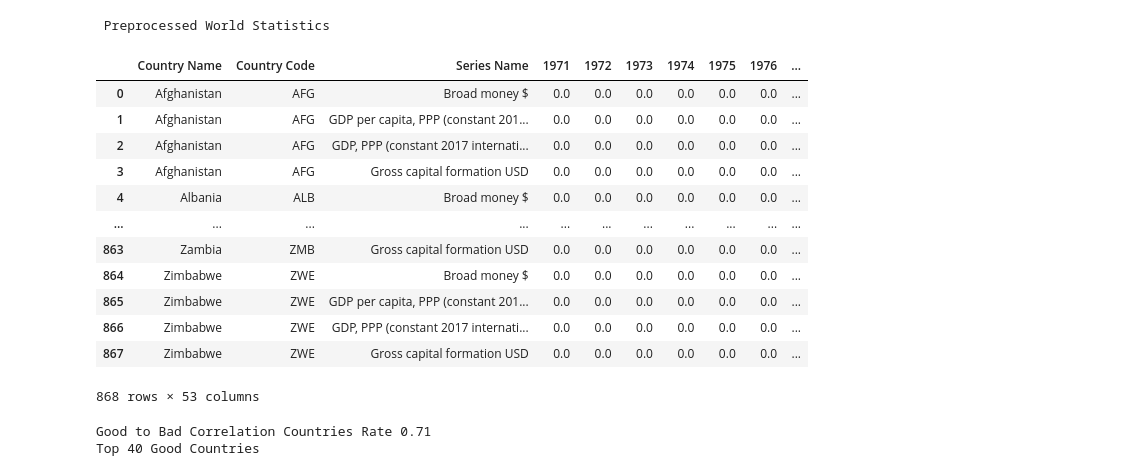
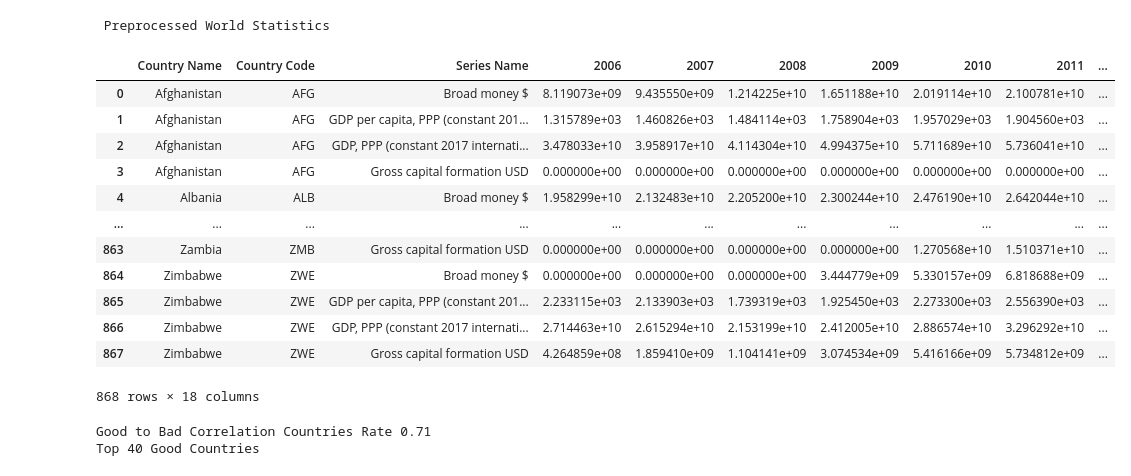
Before and after one commit to Polinden/InvestM3World, a Jupyter notebook: Polyna.ipynb, the cells around one changed output. Cells and saved outputs as stored; diff of their text form; code cells hidden in the pictures.

```diff
--- a/Polyna.ipynb
+++ b/Polyna.ipynb
@@ -67,25 +67,25 @@ df.iloc[(df['Series Name']=='Gross capital formation (% of GDP)').values, 2]='Gr
 # %%
 df.fillna(0, inplace=True)
 print('\n Preprocessed World Statistics')
 df.sort_values(by=['Country Code'])
 df.reset_index()
 #the preprocession above dropped empty rows and changed from relative (%) to absolut numbers
-df  #print cleaned and preprocessed table
+df.drop(df.iloc[:,3:38].columns, axis=1)  #print cleaned and preprocessed table
 # %% [output]
  Preprocessed World Statistics
-|  | Country Name | Country Code | Series Name | 1971 | 1972 | 1973 | 1974 | 1975 | 1976 | ... |
-| 0 | Afghanistan | AFG | Broad money $ | 0.0 | 0.0 | 0.0 | 0.0 | 0.0 | 0.0 | ... |
-| 1 | Afghanistan | AFG | GDP per capita, PPP (constant 201... | 0.0 | 0.0 | 0.0 | 0.0 | 0.0 | 0.0 | ... |
-| 2 | Afghanistan | AFG | GDP, PPP (constant 2017 internati... | 0.0 | 0.0 | 0.0 | 0.0 | 0.0 | 0.0 | ... |
-| 3 | Afghanistan | AFG | Gross capital formation USD | 0.0 | 0.0 | 0.0 | 0.0 | 0.0 | 0.0 | ... |
-| 4 | Albania | ALB | Broad money $ | 0.0 | 0.0 | 0.0 | 0.0 | 0.0 | 0.0 | ... |
+|  | Country Name | Country Code | Series Name | 2006 | 2007 | 2008 | 2009 | 2010 | 2011 | ... |
+| 0 | Afghanistan | AFG | Broad money $ | 8.119073e+09 | 9.435550e+09 | 1.214225e+10 | 1.651188e+10 | 2.019114e+10 | 2.100781e+10 | ... |
+| 1 | Afghanistan | AFG | GDP per capita, PPP (constant 201... | 1.315789e+03 | 1.460826e+03 | 1.484114e+03 | 1.758904e+03 | 1.957029e+03 | 1.904560e+03 | ... |
+| 2 | Afghanistan | AFG | GDP, PPP (constant 2017 internati... | 3.478033e+10 | 3.958917e+10 | 4.114304e+10 | 4.994375e+10 | 5.711689e+10 | 5.736041e+10 | ... |
+| 3 | Afghanistan | AFG | Gross capital formation USD | 0.000000e+00 | 0.000000e+00 | 0.000000e+00 | 0.000000e+00 | 0.000000e+00 | 0.000000e+00 | ... |
+| 4 | Albania | ALB | Broad money $ | 1.958299e+10 | 2.132483e+10 | 2.205200e+10 | 2.300244e+10 | 2.476190e+10 | 2.642044e+10 | ... |
 | ... | ... | ... | ... | ... | ... | ... | ... | ... | ... | ... |
-| 863 | Zambia | ZMB | Gross capital formation USD | 0.0 | 0.0 | 0.0 | 0.0 | 0.0 | 0.0 | ... |
-| 864 | Zimbabwe | ZWE | Broad money $ | 0.0 | 0.0 | 0.0 | 0.0 | 0.0 | 0.0 | ... |
-| 865 | Zimbabwe | ZWE | GDP per capita, PPP (constant 201... | 0.0 | 0.0 | 0.0 | 0.0 | 0.0 | 0.0 | ... |
-| 866 | Zimbabwe | ZWE | GDP, PPP (constant 2017 internati... | 0.0 | 0.0 | 0.0 | 0.0 | 0.0 | 0.0 | ... |
-| 867 | Zimbabwe | ZWE | Gross capital formation USD | 0.0 | 0.0 | 0.0 | 0.0 | 0.0 | 0.0 | ... |
+| 863 | Zambia | ZMB | Gross capital formation USD | 0.000000e+00 | 0.000000e+00 | 0.000000e+00 | 0.000000e+00 | 1.270568e+10 | 1.510371e+10 | ... |
+| 864 | Zimbabwe | ZWE | Broad money $ | 0.000000e+00 | 0.000000e+00 | 0.000000e+00 | 3.444779e+09 | 5.330157e+09 | 6.818688e+09 | ... |
+| 865 | Zimbabwe | ZWE | GDP per capita, PPP (constant 201... | 2.233115e+03 | 2.133903e+03 | 1.739319e+03 | 1.925450e+03 | 2.273300e+03 | 2.556390e+03 | ... |
+| 866 | Zimbabwe | ZWE | GDP, PPP (constant 2017 internati... | 2.714463e+10 | 2.615294e+10 | 2.153199e+10 | 2.412005e+10 | 2.886574e+10 | 3.296292e+10 | ... |
+| 867 | Zimbabwe | ZWE | Gross capital formation USD | 4.264859e+08 | 1.859410e+09 | 1.104141e+09 | 3.074534e+09 | 5.416166e+09 | 5.734812e+09 | ... |
-868 rows × 53 columns
+868 rows × 18 columns
 # %%
 #find and sort best candidateds
 #calc Pearson corr for M2 and Investment
```
Also changed, not shown: parts of 2 cells of this notebook.
